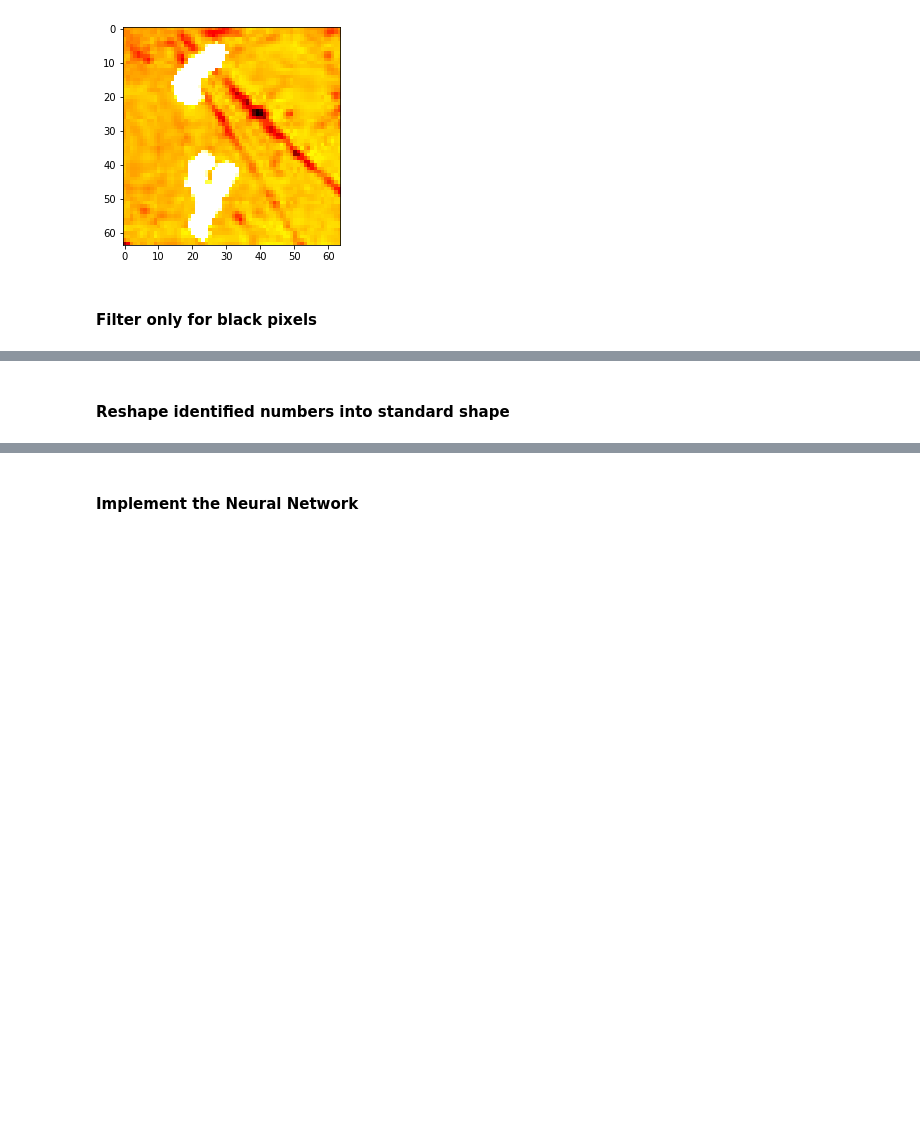
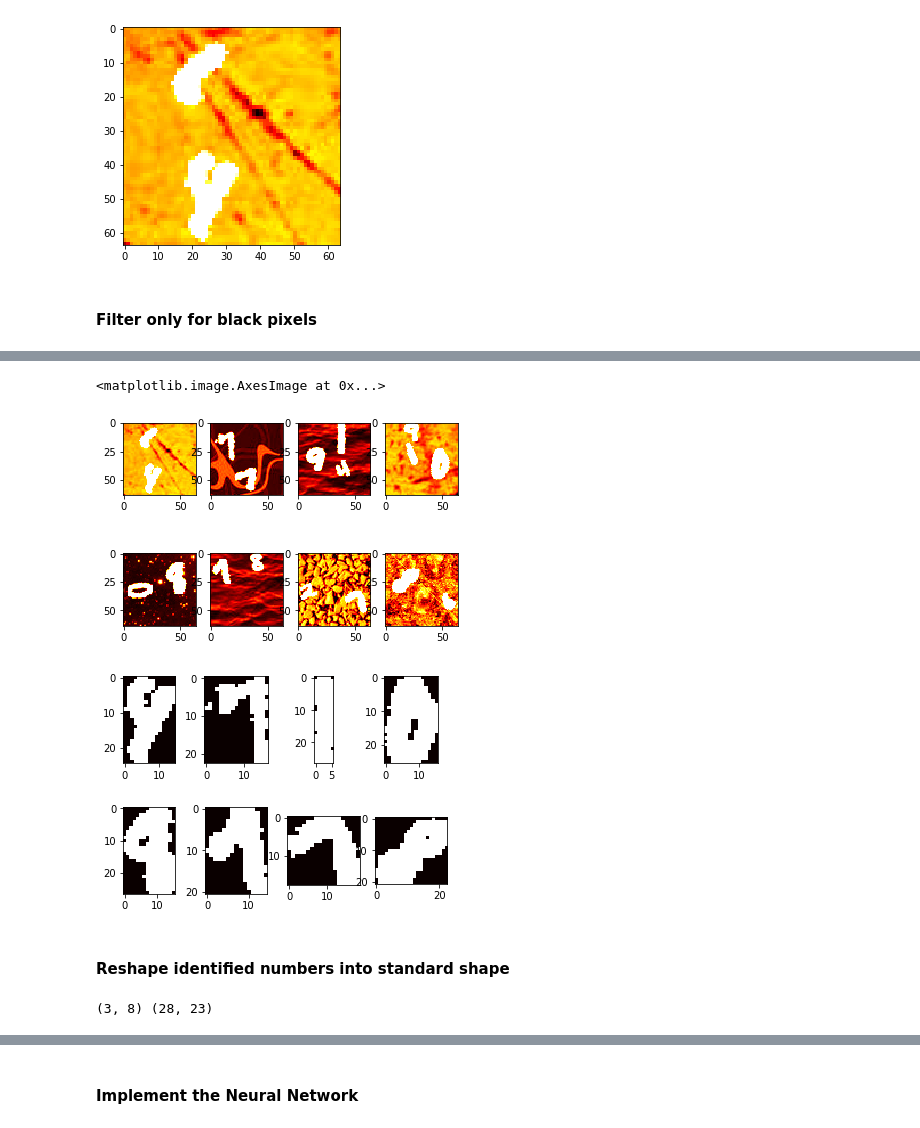
Before and after one commit to Angus-McLean/COMP551-Competition, a Jupyter notebook: 1_DataPreprocessing.ipynb, the cells around one changed output, grey strips where cells are left out. Cells and saved outputs as stored; diff of their text form; code cells hidden in the pictures; blank space fills up the shorter version.

```diff
--- a/1_DataPreprocessing.ipynb
+++ b/1_DataPreprocessing.ipynb
@@ -94,2 +146,28 @@ len(grps)
+# %%
+f, axarr = plt.subplots(2, 4)
+f.subplots_adjust(hspace=0.5)
+axarr[0][0].imshow(x[0], cmap='hot', interpolation='nearest')
+axarr[0][1].imshow(x[1], cmap='hot', interpolation='nearest')
+axarr[0][2].imshow(x[2], cmap='hot', interpolation='nearest')
+axarr[0][3].imshow(x[3], cmap='hot', interpolation='nearest')
+axarr[1][0].imshow(x[4], cmap='hot', interpolation='nearest')
+axarr[1][1].imshow(x[5], cmap='hot', interpolation='nearest')
+axarr[1][2].imshow(x[6], cmap='hot', interpolation='nearest')
+axarr[1][3].imshow(x[7], cmap='hot', interpolation='nearest')
+
+f, axarr = plt.subplots(2, 4)
+f.subplots_adjust(hspace=0.5)
+axarr[0][0].imshow(preprocessImage(x[0]), cmap='hot', interpolation='nearest')
+axarr[0][1].imshow(preprocessImage(x[1]), cmap='hot', interpolation='nearest')
+axarr[0][2].imshow(preprocessImage(x[2]), cmap='hot', interpolation='nearest')
+axarr[0][3].imshow(preprocessImage(x[3]), cmap='hot', interpolation='nearest')
+axarr[1][0].imshow(preprocessImage(x[4]), cmap='hot', interpolation='nearest')
+axarr[1][1].imshow(preprocessImage(x[5]), cmap='hot', interpolation='nearest')
+axarr[1][2].imshow(preprocessImage(x[6]), cmap='hot', interpolation='nearest')
+axarr[1][3].imshow(preprocessImage(x[7]), cmap='hot', interpolation='nearest')
+# %% [output]
+<matplotlib.image.AxesImage at 0x...>
+[figure, added]
+[figure, added]
 # %% [markdown]
 #### Reshape identified numbers into standard shape
@@ -95,0 +176,10 @@ len(grps)
+# %%
+sliceSize = (len(imgSlice), len(imgSlice[0]))
+targetSize = (30,30)
+bottomBnd = (targetSize[0]//2-sliceSize[0]//2, targetSize[1]/2-sliceSize[1]//2)
+topBnd = (targetSize[0]//2+sliceSize[0]//2+1, targetSize[1]/2+sliceSize[1]//2+1)
+print bottomBnd, topBnd
+img = np.zeros(targetSize)
+img[bottomBnd[0]:topBnd[0], bottomBnd[1]:topBnd[1]] = imgSlice
+# %% [output]
+(3, 8) (28, 23)
```
Also changed, not shown: parts of 19 cells of this notebook.
